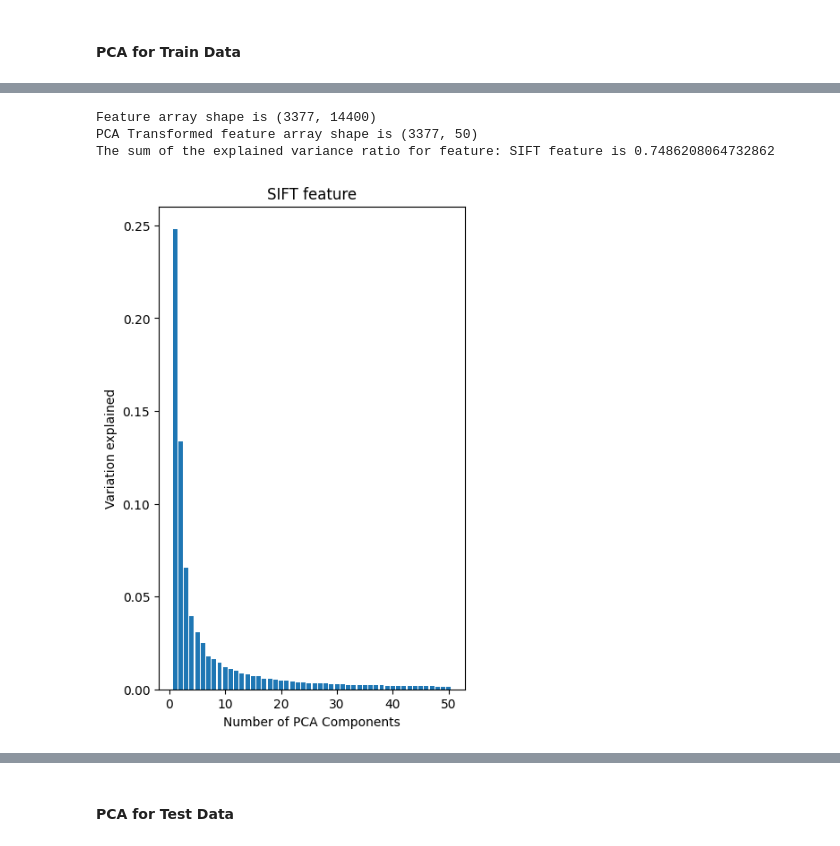
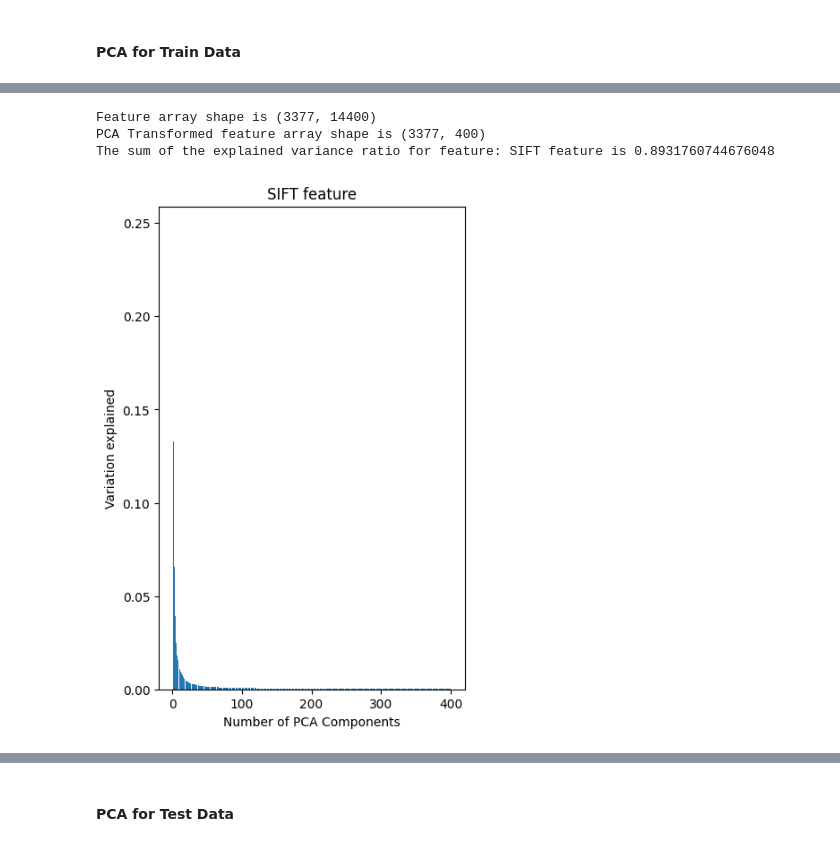
Before and after one commit to W281/W281-FashionClassification, a Jupyter notebook: Final_Project_W281.ipynb, the cells around one changed output, grey strips where cells are left out. Drawn from its saved outputs; the diff is of its cells as text; code cells hidden in the pictures.

```diff
--- a/Final_Project_W281.ipynb
+++ b/Final_Project_W281.ipynb
@@ -1043,7 +1074,7 @@ print(v_val.shape)
 # %% [markdown]
 ### PCA by Feature
 # %%
-def pca_analysis(feature_name, feature_arr, pca_n_components=50, plot=True):
+def pca_analysis(feature_name, feature_arr, pca_n_components=150, plot=True):
   print(f"Feature array shape is {feature_arr.shape}")
   pca = PCA(n_components = pca_n_components)
   pca.fit(feature_arr)
@@ -1102,11 +1132,11 @@ The sum of the explained variance ratio for feature: Harris Corner feature is 0.
 # %%
 # pca for sift feature
-transformed_pca_sift_train, exp_var_sift_train = pca_analysis("SIFT feature", sift_images_train)
+transformed_pca_sift_train, exp_var_sift_train = pca_analysis("SIFT feature", sift_images_train, pca_n_components=400)
 # %% [output]
 Feature array shape is (3377, 14400)
-PCA Transformed feature array shape is (3377, 50)
-The sum of the explained variance ratio for feature: SIFT feature is 0.7486208064732862
+PCA Transformed feature array shape is (3377, 400)
+The sum of the explained variance ratio for feature: SIFT feature is 0.8931760744676048
-[figure, old version]
+[figure, new version]
 # %%
 # pca for rgb hist feature
 transformed_pca_rgb_hist_train, exp_var_rgb_hist_train = pca_analysis("RGB Hist feature",
```
Also changed, not shown: parts of 37 cells of this notebook.
